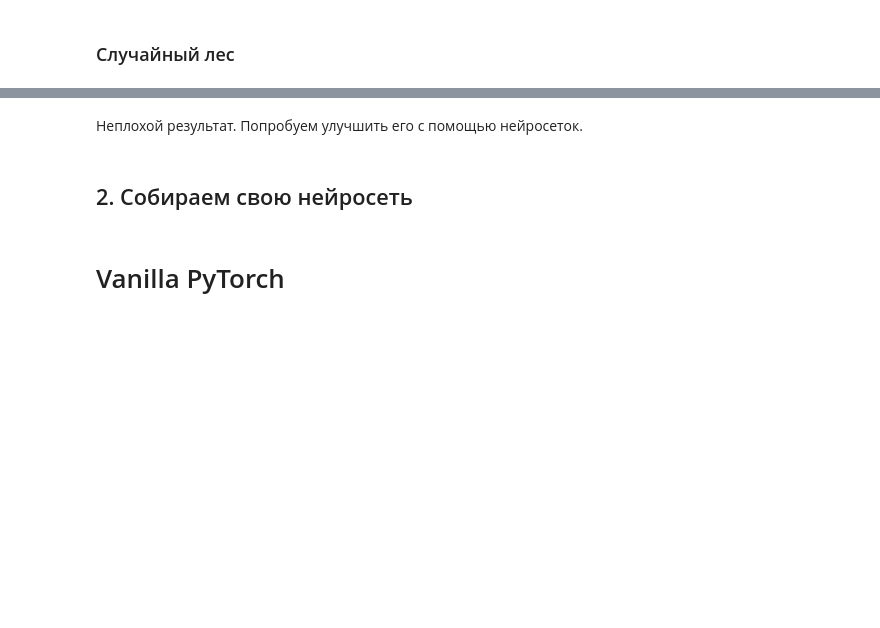
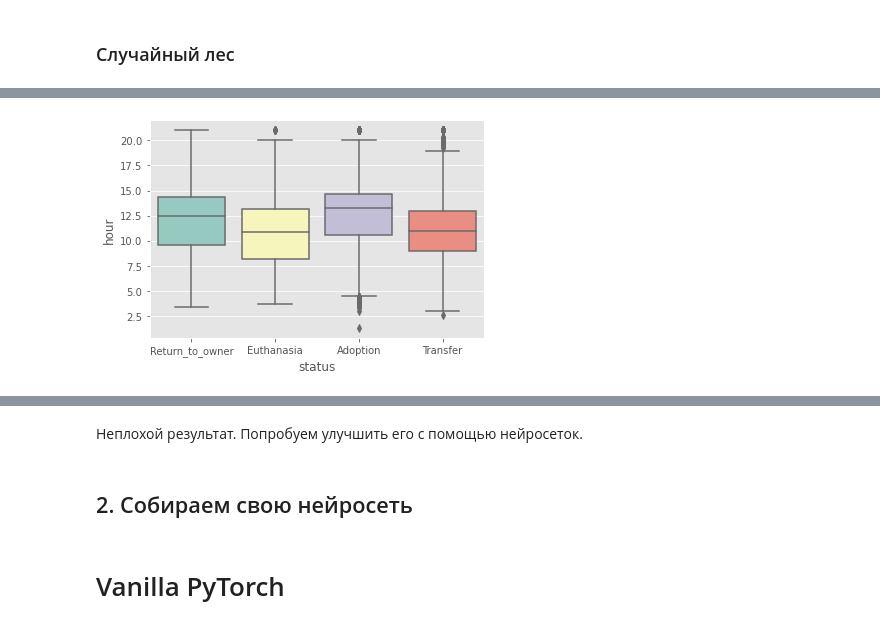
Before and after one commit to ksetdekov/HSE_DS, a Jupyter notebook: 05 DL/01_week/sem1_intro_classification_pytorch.ipynb, the cells around one changed output, grey strips where cells are left out. Saved outputs shown, nothing was run; the diff lists cells and outputs as text; code cells hidden in the pictures; blank space fills up the shorter version.

```diff
--- a/05 DL/01_week/sem1_intro_classification_pytorch.ipynb
+++ b/05 DL/01_week/sem1_intro_classification_pytorch.ipynb
@@ -201,0 +235,5 @@ log_loss(y_test, rf.predict_proba(X_test))
+# %%
+ax = sns.boxplot(y="hour", x="status",
+                 data=pd.DataFrame({'hour':X.Hour,'status':target.status}), palette="Set3")
+# %% [output]
+[figure, added]
```
Also changed, not shown: parts of 28 cells of this notebook, 1 other file.
